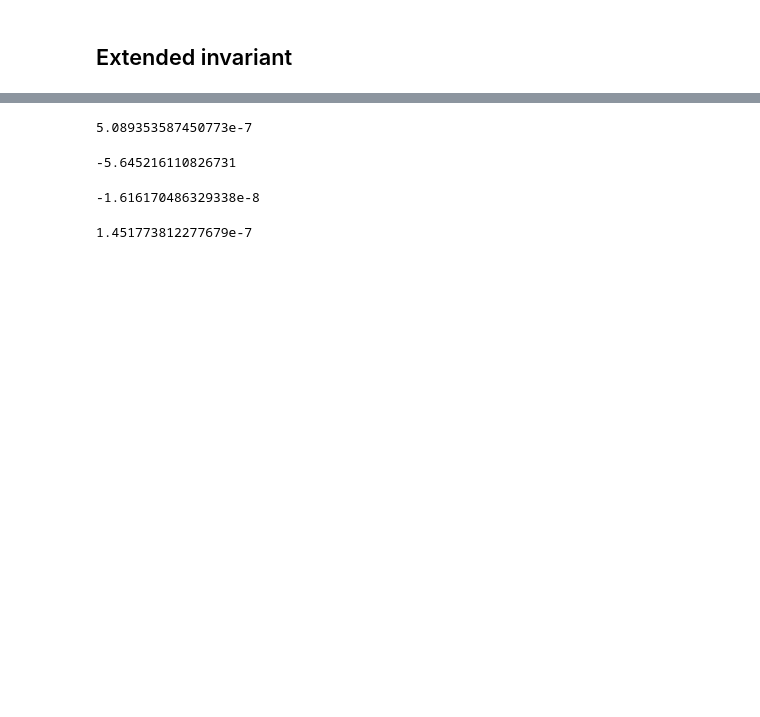
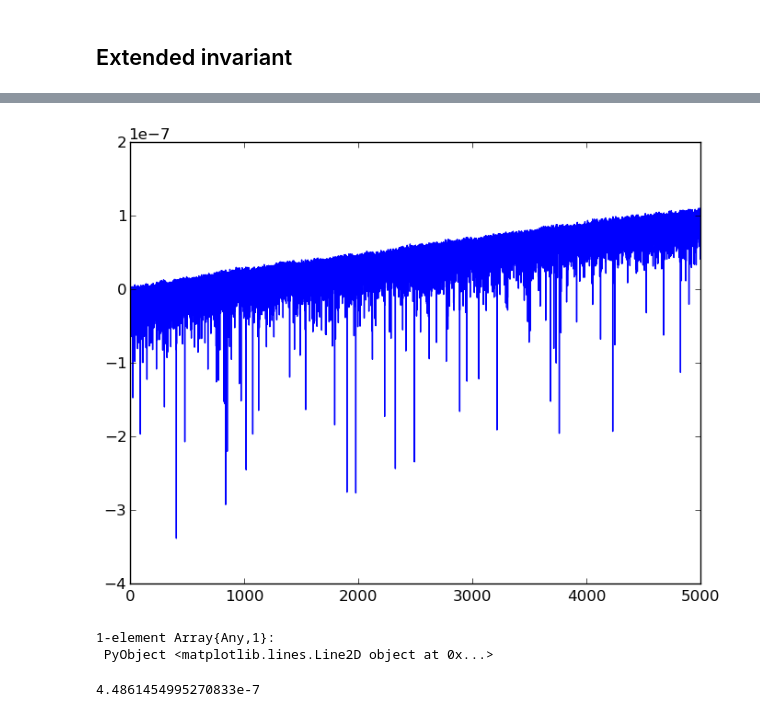
Before and after one commit to dapias/ContactFlowsTaylor, a Jupyter notebook: RungeKutta/notebooks/TutorialRK.ipynb, the cells around one changed output, grey strips where cells are left out. Saved outputs shown, nothing was run; the diff lists cells and outputs as text; code cells hidden in the pictures; blank space fills up the shorter version.

```diff
--- a/RungeKutta/notebooks/TutorialRK.ipynb
+++ b/RungeKutta/notebooks/TutorialRK.ipynb
@@ -147,18 +147,12 @@ plot(t,i)
 1-element Array{Any,1}:
  PyObject <matplotlib.lines.Line2D object at 0x...>
-# %%
-maximum(i) - minimum(i)  ##La diferencia está en el orden de 10^-7 como se observa en la gráfica. La diferencia va creciendo con el tiempo
-# %% [output]
-5.089353587450773e-7
-# %%
-i[1]
-# %% [output]
--5.645216110826731
-# %%
-i[100] - i[1]
-# %% [output]
--1.616170486329338e-8
-# %%
-i[end - 1000] - i[1]
-# %% [output]
-1.451773812277679e-7
+# %%
+plot(t, i - i[1])
+# %% [output]
+[figure, added]
+1-element Array{Any,1}:
+ PyObject <matplotlib.lines.Line2D object at 0x...>
+# %%
+maximum(i) - minimum(i)  ##There is a trend in the error. It grows up with time
+# %% [output]
+4.4861454995270833e-7
```
Also changed, not shown: parts of 9 cells of this notebook, 4 other files.
